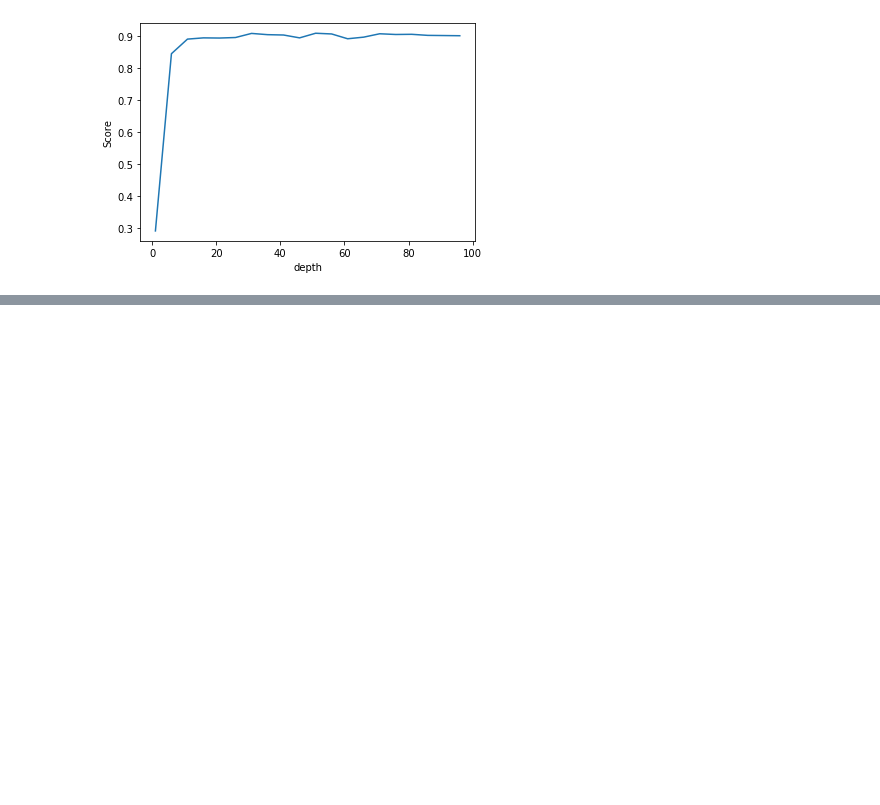
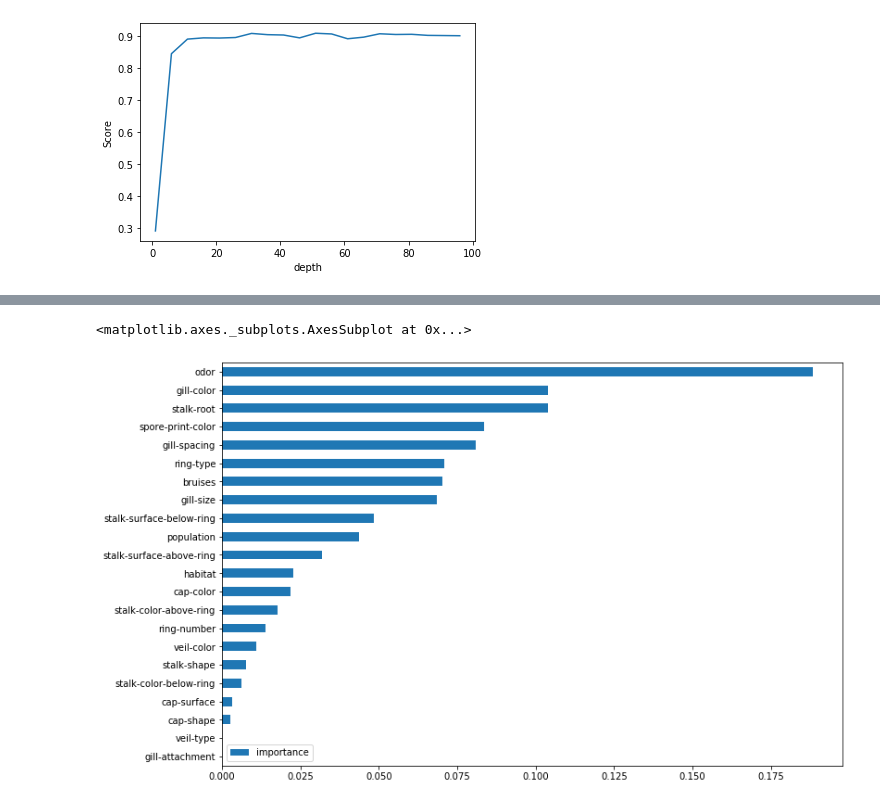
Before and after one commit to Laztrex/basic-statistic, a Jupyter notebook: coursera_labeled_data_training/random_forest_intro.ipynb, the cells around one changed output, grey strips where cells are left out. Saved outputs shown, nothing was run; the diff lists cells and outputs as text; code cells hidden in the pictures; blank space fills up the shorter version.

```diff
--- a/coursera_labeled_data_training/random_forest_intro.ipynb
+++ b/coursera_labeled_data_training/random_forest_intro.ipynb
@@ -185,0 +201,4 @@ Text(0, 0.5, 'Score')
+# %%
+grid_search_cv_clf = GridSearchCV(clf_rf, parametrs, cv=3, n_jobs=-1)
+# %%
+grid_search_cv_clf.fit(X, y)
@@ -185,0 +218,2 @@ Text(0, 0.5, 'Score')
+# %%
+best_clf = grid_search_cv_clf.best_estimator_
@@ -185,0 +224,2 @@ Text(0, 0.5, 'Score')
+# %%
+feature_importances = best_clf.feature_importances_
@@ -185,0 +248,6 @@ Text(0, 0.5, 'Score')
+# %%
+imp = pd.DataFrame(feature_importances, index=X.columns, columns=['importance'])
+imp.sort_values('importance').plot(kind='barh', figsize=(12, 8))
+# %% [output]
+<matplotlib.axes._subplots.AxesSubplot at 0x...>
+[figure, added]
```
Also changed, not shown: parts of 33 cells of this notebook.
